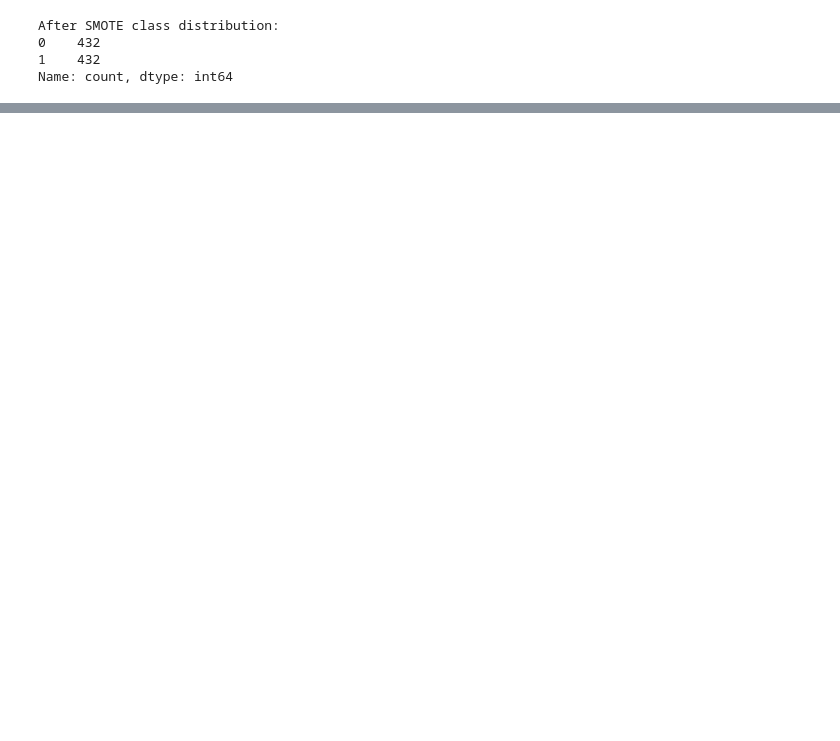
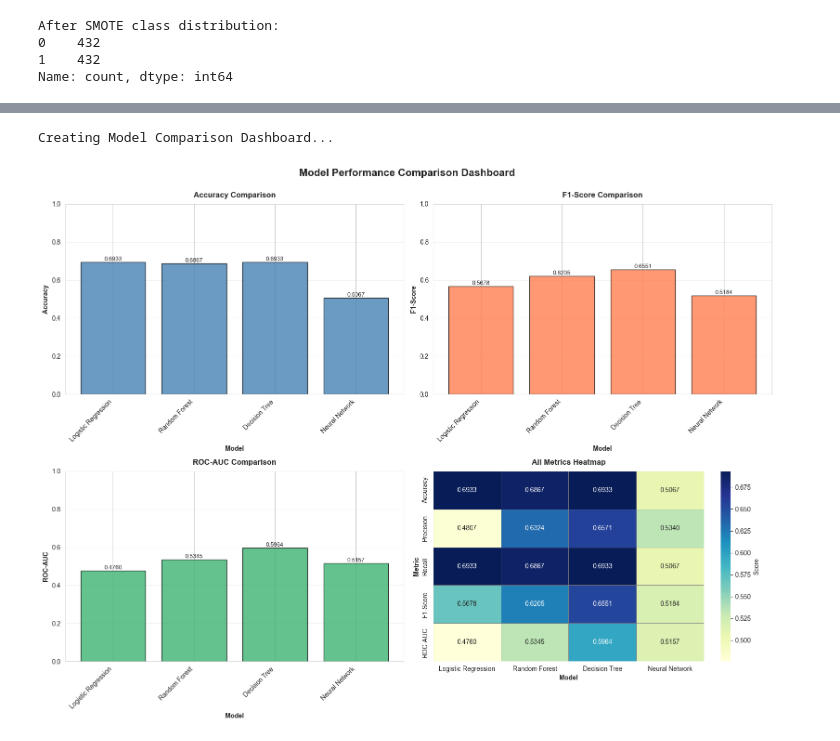
Before and after one commit to yicikek/DataMining_GP1, a Jupyter notebook: wie3007-gp1.ipynb, the cells around one changed output, grey strips where cells are left out. Saved outputs shown, nothing was run; the diff lists cells and outputs as text; code cells hidden in the pictures; blank space fills up the shorter version.

```diff
--- a/wie3007-gp1.ipynb
+++ b/wie3007-gp1.ipynb
@@ -627,6 +631,8 @@ random_search = RandomizedSearchCV(
 print("Starting RandomizedSearchCV...")
 random_search.fit(X_train, y_train)
 
+lr_model = random_search.best_estimator_
+
 print(f"\n{'='*50}")
 print("Best Hyperparameters Found:")
 for param, value in random_search.best_params_.items():
@@ -740,10 +747,10 @@ import seaborn as sns
 import matplotlib.pyplot as plt
 
 # Extract Best Model
-best_rf_model = random_search_rf.best_estimator_
+rf_model = random_search_rf.best_estimator_
 
 # Evaluate
-val_preds_tuned = best_rf_model.predict(X_val)
+val_preds_tuned = rf_model.predict(X_val)
 tuned_f1 = f1_score(y_val, val_preds_tuned)
 print(f"Tuned Model Validation F1 Score: {tuned_f1:.4f}")
 
@@ -1065,0 +1222,73 @@ plt.show()
+# %%
+# =============================================================================
+#  Model Comparison Dashboard
+# =============================================================================
+
+print("\nCreating Model Comparison Dashboard...")
+
+fig, axes = plt.subplots(2, 2, figsize=(16, 12))
+fig.suptitle('Model Performance Comparison Dashboard', fontsize=16, fontweight='bold', y=1.00)
+
+# Plot 1: Accuracy Comparison
+ax1 = axes[0, 0]
+bars1 = ax1.bar(results_df['Model'], results_df['Accuracy'], color='steelblue', alpha=0.8, edgecolor='black')
+ax1.set_xlabel('Model', fontweight='bold')
+ax1.set_ylabel('Accuracy', fontweight='bold')
+ax1.set_title('Accuracy Comparison', fontweight='bold', pad=10)
+ax1.set_ylim([0, 1.0])
+ax1.grid(axis='y', alpha=0.3)
+# Add value labels on bars
+for bar in bars1:
+    height = bar.get_height()
+    ax1.text(bar.get_x() + bar.get_width()/2., height,
+             f'{height:.4f}', ha='center', va='bottom', fontsize=9)
+plt.setp(ax1.xaxis.get_majorticklabels(), rotation=45, ha='right')
+
+# Plot 2: F1-Score Comparison
+ax2 = axes[0, 1]
+bars2 = ax2.bar(results_df['Model'], results_df['F1-Score'], color='coral', alpha=0.8, edgecolor='black')
+ax2.set_xlabel('Model', fontweight='bold')
+ax2.set_ylabel('F1-Score', fontweight='bold')
+ax2.set_title('F1-Score Comparison', fontweight='bold', pad=10)
+ax2.set_ylim([0, 1.0])
+ax2.grid(axis='y', alpha=0.3)
+# Add value labels on bars
+for bar in bars2:
+    height = bar.get_height()
+    ax2.text(bar.get_x() + bar.get_width()/2., height,
+             f'{height:.4f}', ha='center', va='bottom', fontsize=9)
+plt.setp(ax2.xaxis.get_majorticklabels(), rotation=45, ha='right')
+
+# Plot 3: ROC-AUC Comparison
+ax3 = axes[1, 0]
+roc_data = results_df[results_df['ROC-AUC'].notna()]
+if len(roc_data) > 0:
+    bars3 = ax3.bar(roc_data['Model'], roc_data['ROC-AUC'], color='mediumseagreen', alpha=0.8, edgecolor='black')
+    ax3.set_xlabel('Model', fontweight='bold')
+    ax3.set_ylabel('ROC-AUC', fontweight='bold')
+    ax3.set_title('ROC-AUC Comparison', fontweight='bold', pad=10)
+    ax3.set_ylim([0, 1.0])
+    ax3.grid(axis='y', alpha=0.3)
+    # Add value labels on bars
+    for bar in bars3:
+        height = bar.get_height()
+        ax3.text(bar.get_x() + bar.get_width()/2., height,
+                 f'{height:.4f}', ha='center', va='bottom', fontsize=9)
+    plt.setp(ax3.xaxis.get_majorticklabels(), rotation=45, ha='right')
+else:
+    ax3.text(0.5, 0.5, 'No ROC-AUC Data Available', ha='center', va='center', fontsize=12)
+
+# Plot 4: All Metrics Heatmap
+ax4 = axes[1, 1]
+metrics_for_heatmap = results_df.set_index('Model')[['Accuracy', 'Precision', 'Recall', 'F1-Score', 'ROC-AUC']]
+sns.heatmap(metrics_for_heatmap.T, annot=True, fmt='.4f', cmap='YlGnBu',
+            cbar_kws={'label': 'Score'}, ax=ax4, linewidths=0.5, linecolor='gray')
+ax4.set_title('All Metrics Heatmap', fontweight='bold', pad=10)
+ax4.set_xlabel('Model', fontweight='bold')
+ax4.set_ylabel('Metric', fontweight='bold')
+
+plt.tight_layout()
+plt.show()
+# %% [output]
+Creating Model Comparison Dashboard...
+[figure, added]
```
Also changed, not shown: parts of 25 cells of this notebook.
